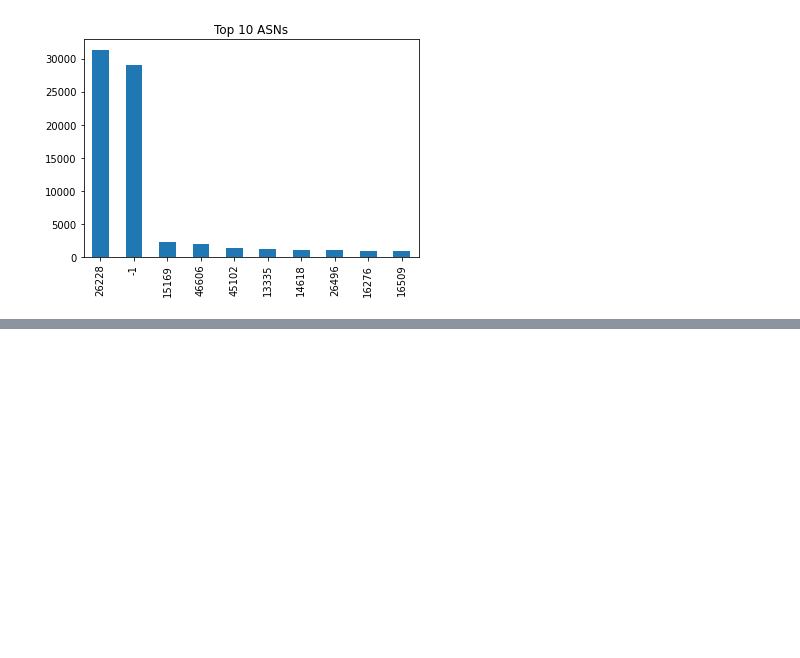
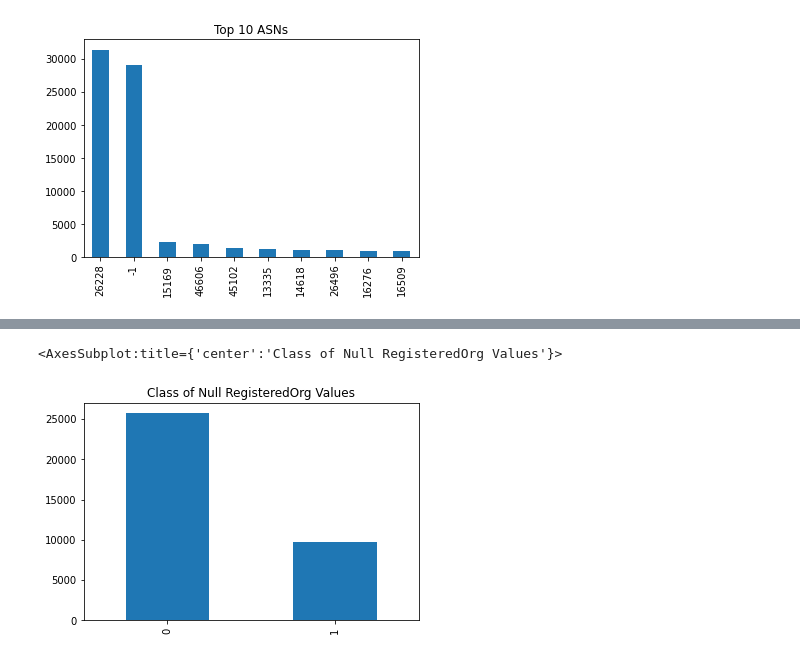
Before and after one commit to lukem1/malicious-domain-classification, a Jupyter notebook: preprocessing.ipynb, the cells around one changed output, grey strips where cells are left out. Saved outputs shown, nothing was run; the diff lists cells and outputs as text; code cells hidden in the pictures; blank space fills up the shorter version.

```diff
--- a/preprocessing.ipynb
+++ b/preprocessing.ipynb
@@ -370,0 +429,5 @@ data = data.drop(columns=["ASN"])
+# %%
+data["Class"][data.RegisteredOrg.isnull()].value_counts().plot.bar(title="Class of Null RegisteredOrg Values")
+# %% [output]
+<AxesSubplot:title={'center':'Class of Null RegisteredOrg Values'}>
+[figure, added]
```
Also changed, not shown: parts of 18 cells of this notebook.
